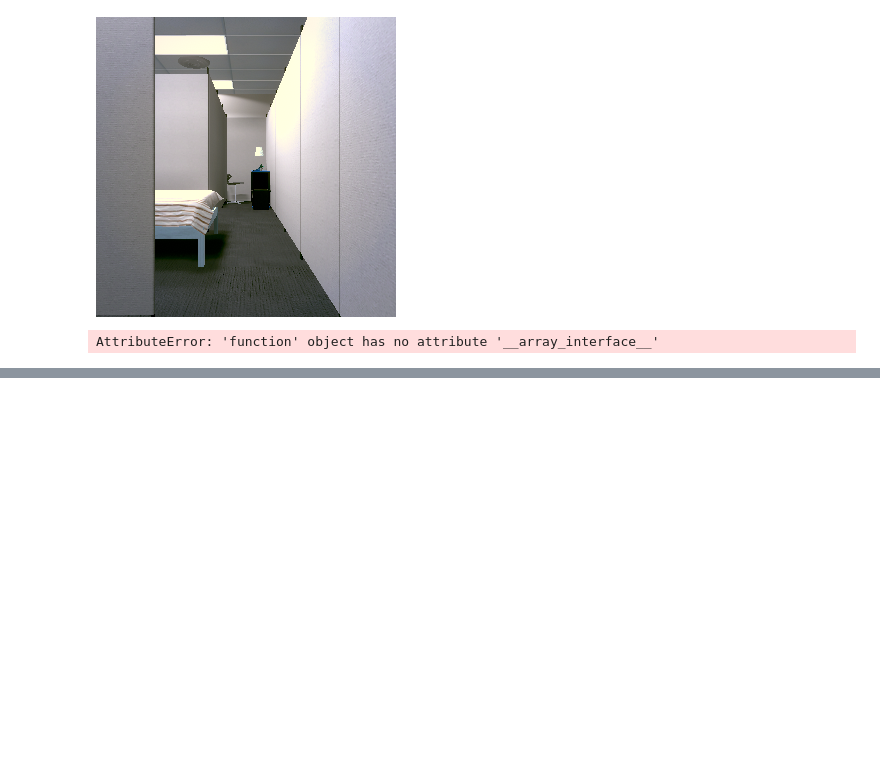
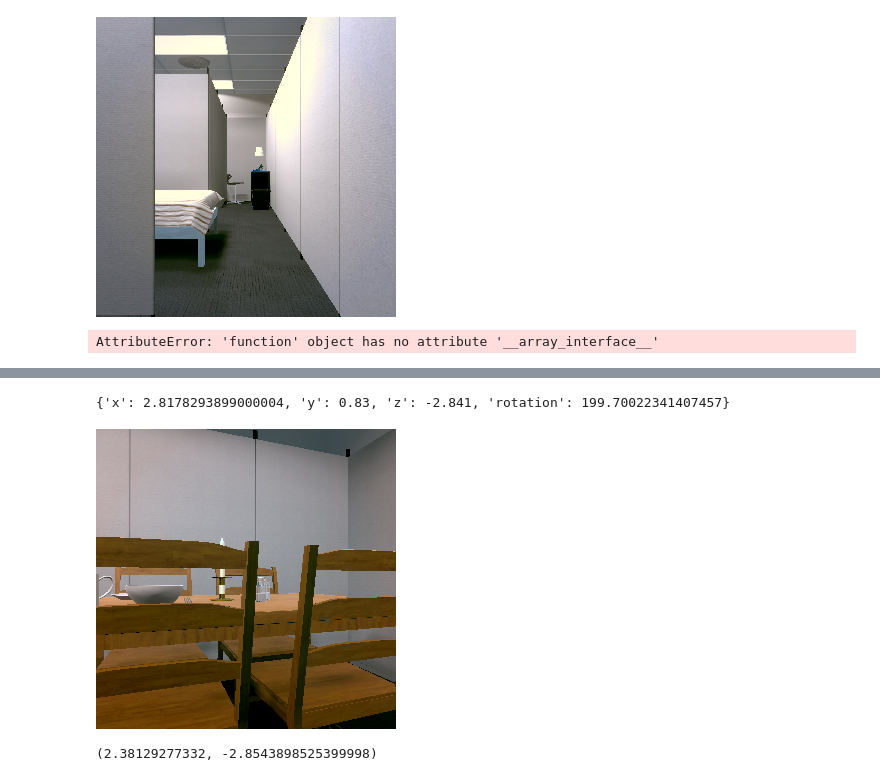
Before and after one commit to drschwenk/transfer, a Jupyter notebook: nn_dataset.ipynb, the cells around one changed output, grey strips where cells are left out. Cells and saved outputs as stored; diff of their text form; code cells hidden in the pictures; blank space fills up the shorter version.

```diff
--- a/nn_dataset.ipynb
+++ b/nn_dataset.ipynb
@@ -160,0 +214,14 @@ AttributeError: 'function' object has no attribute '__array_interface__'
+# %%
+scene_id = 'FloorPlan_RVal1_1'
+# %%
+trp1, debug_simp = get_thor_img_at_real_loc(scene_id, real_img_md)
+# %% [output]
+{'x': 2.8178293899000004, 'y': 0.83, 'z': -2.841, 'rotation': 199.70022341407457}
+# %%
+trp1
+# %% [output]
+[figure, added]
+# %%
+real2sim_pos(trp1)
+# %% [output]
+(2.38129277332, -2.8543898525399998)
```
Also changed, not shown: parts of 9 cells of this notebook, 1 other file.
